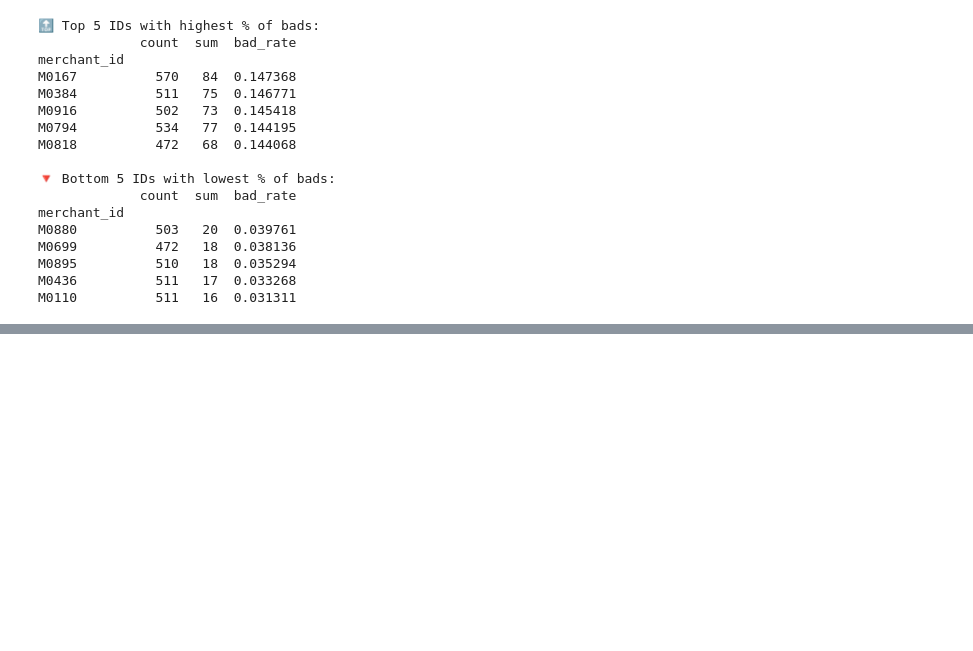
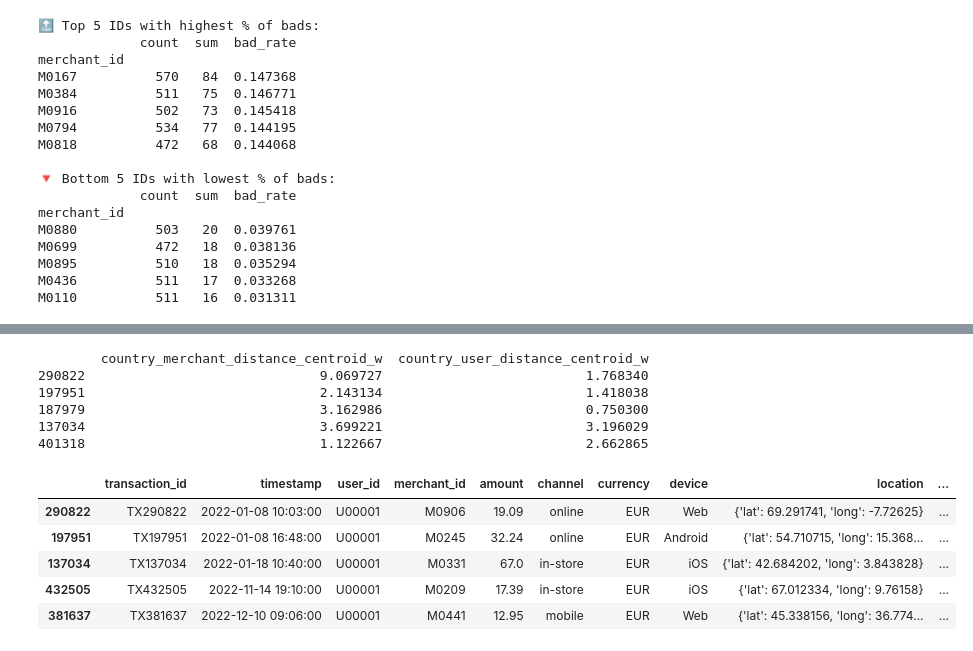
Before and after one commit to janqsal/mastercard_sgh_neural_noobs, a Jupyter notebook: JS/data_analysis_js.ipynb, the cells around one changed output, grey strips where cells are left out. Saved outputs shown, nothing was run; the diff lists cells and outputs as text; code cells hidden in the pictures; blank space fills up the shorter version.

Commit message:
feat: add distance in km from cetrnoids to transfer location, added binary is nan country column

```diff
--- a/JS/data_analysis_js.ipynb
+++ b/JS/data_analysis_js.ipynb
@@ -248,0 +208,4 @@ df
+# %%
+geo_df['is_country_nan'] = geo_df['transaction_country'].isna()
+geo_df['country_merchant'] = geo_df['country_x']
+geo_df['country_user'] = geo_df['country_y']
@@ -248,0 +296,55 @@ df
+# %%
+### START ─────────────────────────────────────────────────────────────────────
+import numpy as np
+from geopy.distance import geodesic
+
+# 1. WYMIARY KRAJU (list-comp zamiast .apply zwracającego Series)
+widths  = []
+heights = []
+
+for geom in world.geometry:
+    minx, miny, maxx, maxy = geom.bounds
+    widths.append( geodesic((miny, minx), (miny, maxx)).kilometers )   # E-W
+    heights.append( geodesic((miny, minx), (maxy, minx)).kilometers )  # S-N
+
+world['country_width_km']  = widths
+world['country_height_km'] = heights
+world['country_size_km']   = (world['country_width_km'] + world['country_height_km']) / 2
+
+# 2. SŁOWNIK nazwa → średni wymiar
+size_lookup = world.set_index('name')['country_size_km']
+
+# 3. WEKTOROWE DOPASOWANIE rozmiaru kraju do geo_df
+geo_df['merchant_country_size_km'] = geo_df['country_merchant'].map(size_lookup)
+geo_df['user_country_size_km']     = geo_df['country_user'].map(size_lookup)
+
+# 4. WAŻONE ODLEGŁOŚCI (dzielenie kolumna / kolumna)
+geo_df['country_merchant_distance_centroid_w'] = (
+    geo_df['country_merchant_distance_centroid'] / geo_df['merchant_country_size_km']
+)
+
+geo_df['country_user_distance_centroid_w'] = (
+    geo_df['country_user_distance_centroid'] / geo_df['user_country_size_km']
+)
+
+### END ───────────────────────────────────────────────────────────────────────
+
+# krótki podgląd
+print(geo_df[['country_merchant_distance_centroid_w',
+              'country_user_distance_centroid_w']].head())
+# %% [output]
+        country_merchant_distance_centroid_w  country_user_distance_centroid_w
+290822                              9.069727                          1.768340
+197951                              2.143134                          1.418038
+187979                              3.162986                          0.750300
+137034                              3.699221                          3.196029
+401318                              1.122667                          2.662865
+# %%
+geo_df[geo_df['transaction_country'].isna()].head()
+# %% [output]
+|  | transaction_id | timestamp | user_id | merchant_id | amount | channel | currency | device | location | ... |
+| 290822 | TX290822 | 2022-01-08 10:03:00 | U00001 | M0906 | 19.09 | online | EUR | Web | {'lat': 69.291741, 'long': -7.72625} | ... |
+| 197951 | TX197951 | 2022-01-08 16:48:00 | U00001 | M0245 | 32.24 | online | EUR | Android | {'lat': 54.710715, 'long': 15.368... | ... |
+| 137034 | TX137034 | 2022-01-18 10:40:00 | U00001 | M0331 | 67.0 | in-store | EUR | iOS | {'lat': 42.684202, 'long': 3.843828} | ... |
+| 432505 | TX432505 | 2022-11-14 19:10:00 | U00001 | M0209 | 17.39 | in-store | EUR | iOS | {'lat': 67.012334, 'long': 9.76158} | ... |
+| 381637 | TX381637 | 2022-12-10 09:06:00 | U00001 | M0441 | 12.95 | mobile | EUR | Web | {'lat': 45.338156, 'long': 36.774... | ... |
```
Also changed, not shown: parts of 6 cells of this notebook.
